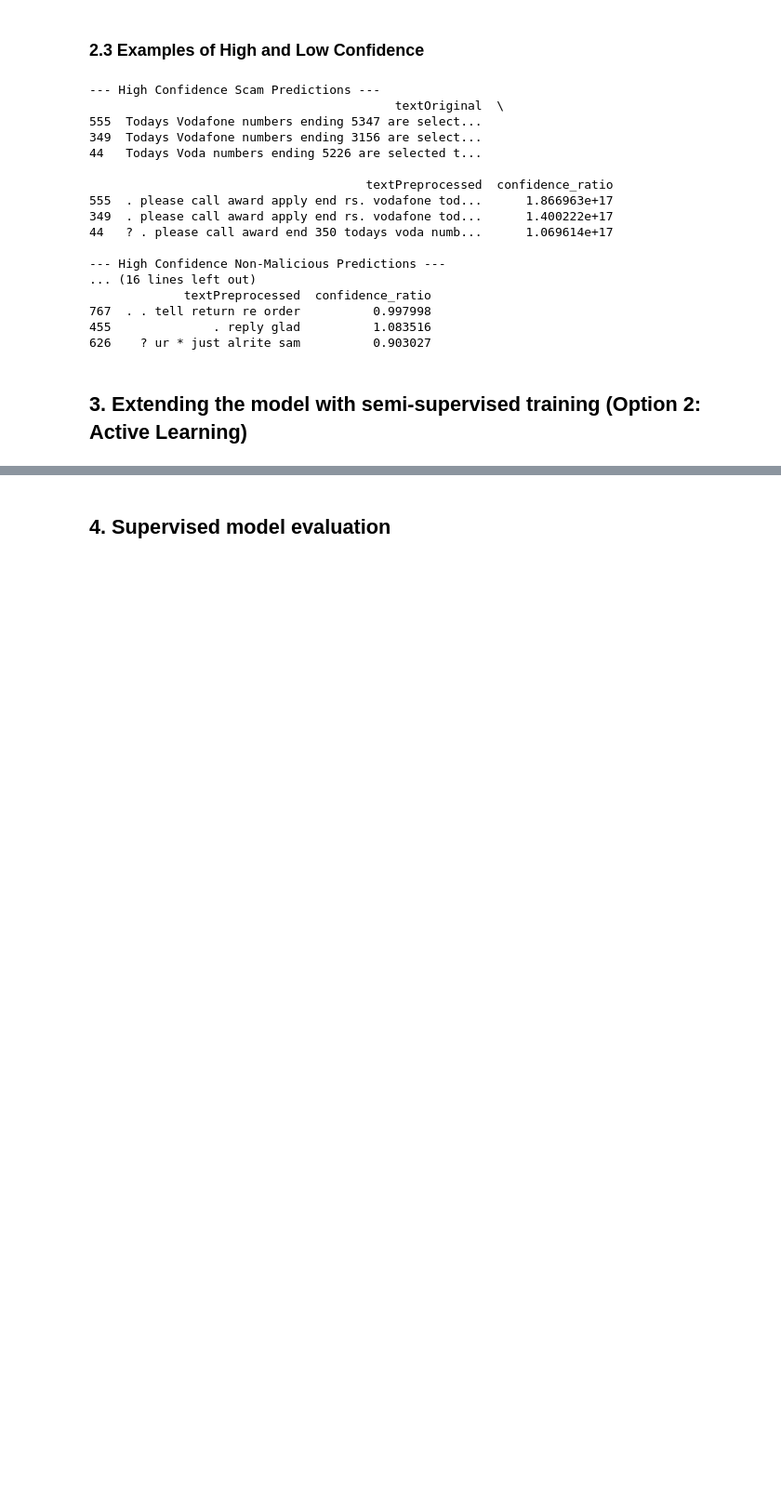
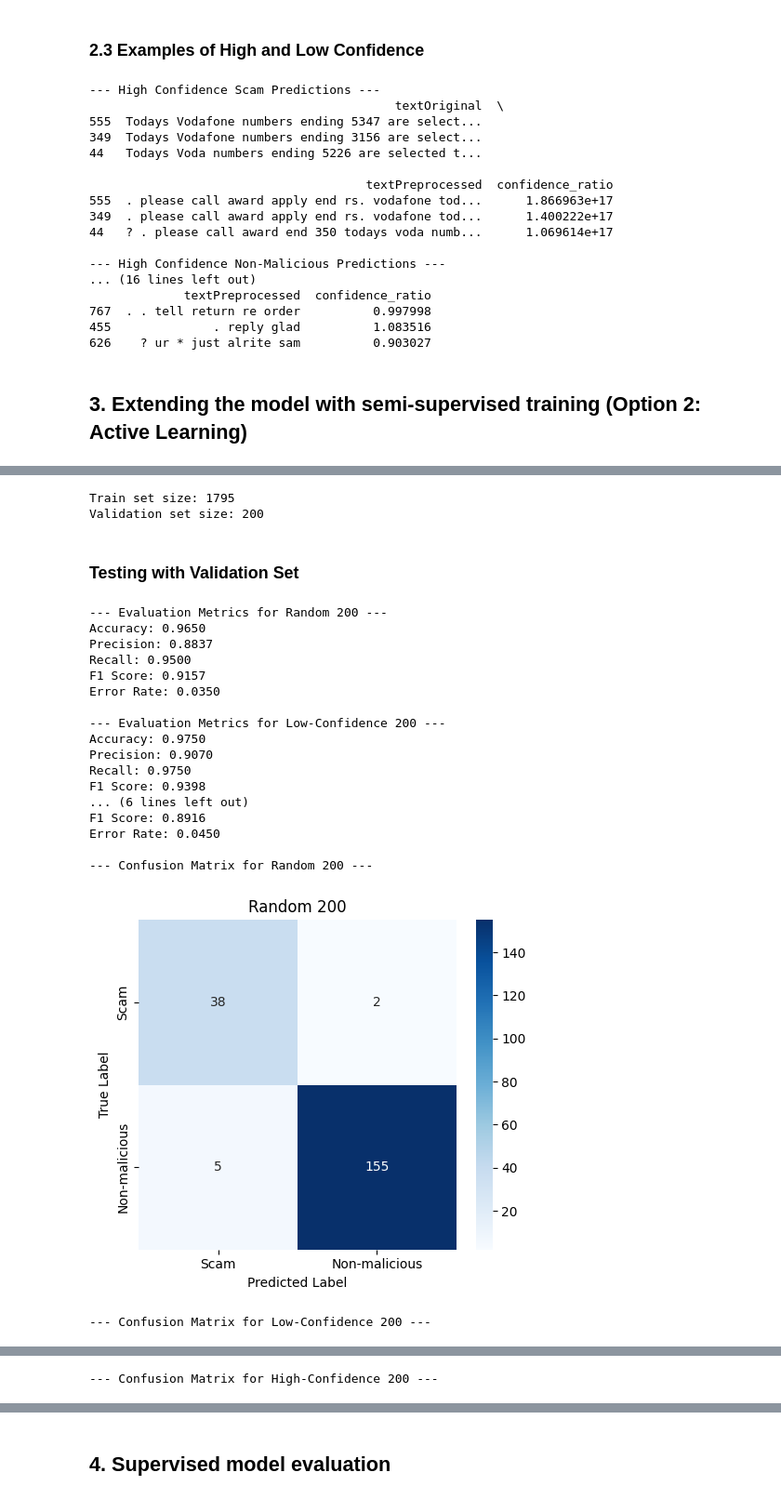
Before and after one commit to yukebin/comp30027-project1, a Jupyter notebook: COMP30027_2025_asst1.ipynb, the cells around one changed output, grey strips where cells are left out. Shown: that part at 93% size. Cells and saved outputs as stored; diff of their text form; code cells hidden in the pictures; blank space fills up the shorter version.

```diff
--- a/COMP30027_2025_asst1.ipynb
+++ b/COMP30027_2025_asst1.ipynb
@@ -351,17 +359,30 @@ unlabelled_train['distance_to_boundary'] = np.abs(unlabelled_train['confidence_r
+# %%
+train, validation = train_test_split(labelled_train, test_size=0.1, stratify=labelled_train['class'], random_state=373)
+print(f"Train set size: {len(train)}")
+print(f"Validation set size: {len(validation)}")
+# %% [output]
+Train set size: 1795
+Validation set size: 200
 # %%
 # Strategy 1: random 200
-random_200 = unlabelled_train.sample(n=200, random_state=528)
-expanded_random = pd.concat([labelled_train, random_200], ignore_index=True)
+random_200 = unlabelled_train.sample(n=200, random_state=109).drop(columns=['confidence_ratio', 'distance_to_boundary'])
+expanded_random = pd.concat([train, random_200], ignore_index=True)
 
 # Strategy 2: low-confidence 200
-lowconf_200 = unlabelled_train.nsmallest(200, 'distance_to_boundary')
-expanded_lowconf = pd.concat([labelled_train, lowconf_200], ignore_index=True)
+lowconf_200 = unlabelled_train.nsmallest(200, 'distance_to_boundary').drop(columns=['confidence_ratio', 'distance_to_boundary'])
+expanded_lowconf = pd.concat([train, lowconf_200], ignore_index=True)
 
 # Strategy 3: high-confidence 200
-highconf_200 = unlabelled_train.nlargest(200, 'distance_to_boundary')
-expanded_highconf = pd.concat([labelled_train, highconf_200], ignore_index=True)
+highconf_200 = unlabelled_train.nlargest(200, 'distance_to_boundary').drop(columns=['confidence_ratio', 'distance_to_boundary'])
+expanded_highconf = pd.concat([train, highconf_200], ignore_index=True)
 # %%
-def train_and_predict(train_df: pd.DataFrame, test_df: pd.DataFrame, vectorizer: CountVectorizer):
+def train_and_predict(train_df: pd.DataFrame, test_df: pd.DataFrame) -> Tuple[Dict[int, np.ndarray], np.ndarray, np.ndarray]:
+    vocab = set()
+    for tokens in train_df['tokens']:
+        vocab.update(tokens)
+    vocab_list = list(vocab)
+
+    vectorizer = CountVectorizer(vocabulary=vocab_list)
     X = vectorizer.transform(train_df['textPreprocessed'])
     y = train_df['class'].values
 
@@ -369,8 +390,47 @@ def train_and_predict(train_df: pd.DataFrame, test_df: pd.DataFrame, vectorizer:
     likelihoods = calc_likelihood(X, y)
 
     pred, conf = predict_batch(test_df['textPreprocessed'].tolist(), priors, likelihoods, vectorizer)
-    return likelihoods, pred, conf
+    return vocab_list, likelihoods, pred, conf
 # %%
-like_random, pred_random, conf_random = train_and_predict(expanded_random, test_df, vectorizer)
-like_lowconf, pred_lowconf, conf_lowconf = train_and_predict(expanded_lowconf, test_df, vectorizer)
-like_highconf, pred_highconf, conf_highconf = train_and_predict(expanded_highconf, test_df, vectorizer)
+_, _, pred_random, conf_random = train_and_predict(expanded_random, validation)
+_, _, pred_lowconf, conf_lowconf = train_and_predict(expanded_lowconf, validation)
+_, _, pred_highconf, conf_highconf = train_and_predict(expanded_highconf, validation)
+# %% [markdown]
+### Testing with Validation Set
+# %%
+metrics_random = eval_model(validation['class'].values, pred_random)
+metrics_lowconf = eval_model(validation['class'].values, pred_lowconf)
+metrics_highconf = eval_model(validation['class'].values, pred_highconf)
+
+print("--- Evaluation Metrics for Random 200 ---")
+print_eval(metrics_random)
+print("\n--- Evaluation Metrics for Low-Confidence 200 ---")
+print_eval(metrics_lowconf)
+print("\n--- Evaluation Metrics for High-Confidence 200 ---")
+print_eval(metrics_highconf)
+print("\n--- Confusion Matrix for Random 200 ---")
+plot_confusion_matrix(validation['class'].values, pred_random, title = "Random 200")
+print("\n--- Confusion Matrix for Low-Confidence 200 ---")
+plot_confusion_matrix(validation['class'].values, pred_lowconf, title = "Low-Confidence 200")
+print("\n--- Confusion Matrix for High-Confidence 200 ---")
+plot_confusion_matrix(validation['class'].values, pred_highconf, title = "High-Confidence 200")
+# %% [output]
+--- Evaluation Metrics for Random 200 ---
+Accuracy: 0.9650
+Precision: 0.8837
+Recall: 0.9500
+F1 Score: 0.9157
+Error Rate: 0.0350
+
+--- Evaluation Metrics for Low-Confidence 200 ---
+Accuracy: 0.9750
+Precision: 0.9070
+Recall: 0.9750
+F1 Score: 0.9398
+... (6 lines left out)
+F1 Score: 0.8916
+Error Rate: 0.0450
+
+--- Confusion Matrix for Random 200 ---
+[figure, added]
+--- Confusion Matrix for Low-Confidence 200 ---
@@ -376,0 +438 @@ like_highconf, pred_highconf, conf_highconf = train_and_predict(expanded_highcon
+--- Confusion Matrix for High-Confidence 200 ---
```
Also changed, not shown: parts of 9 cells of this notebook, 5 other files.
